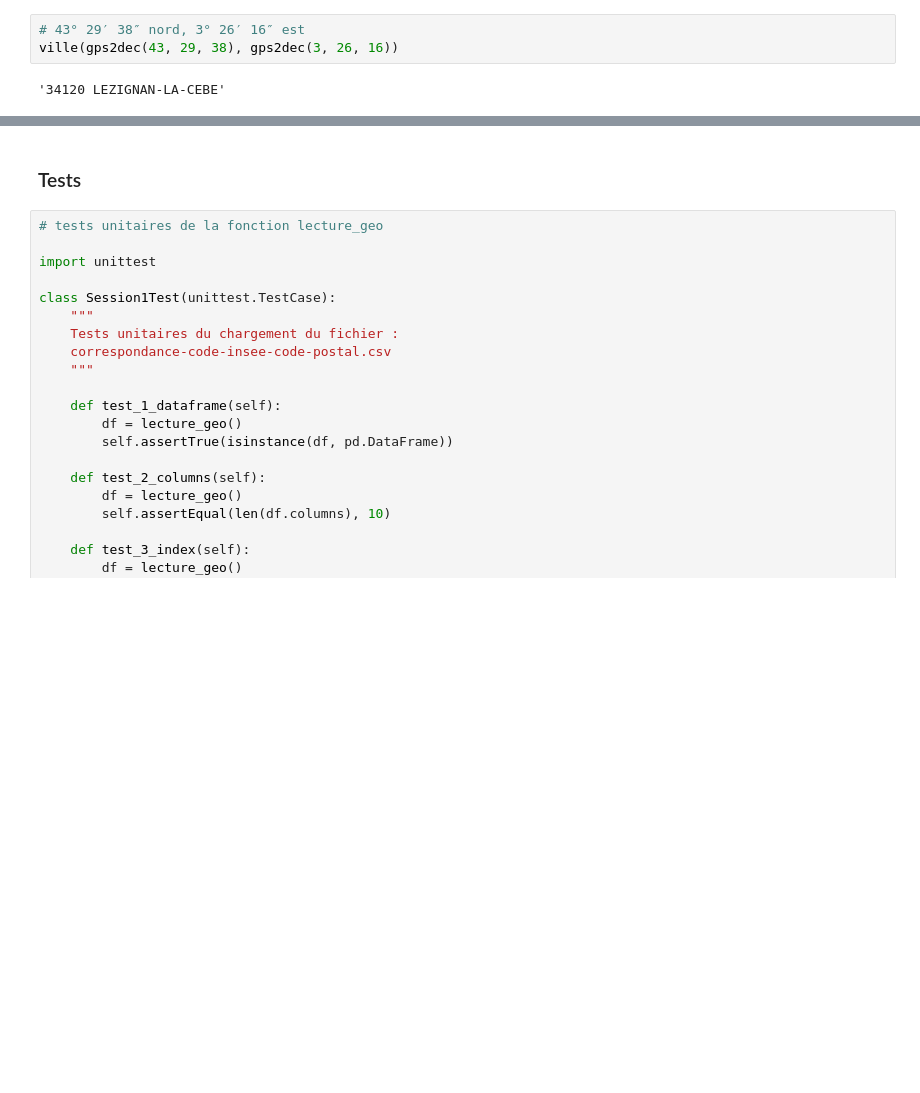
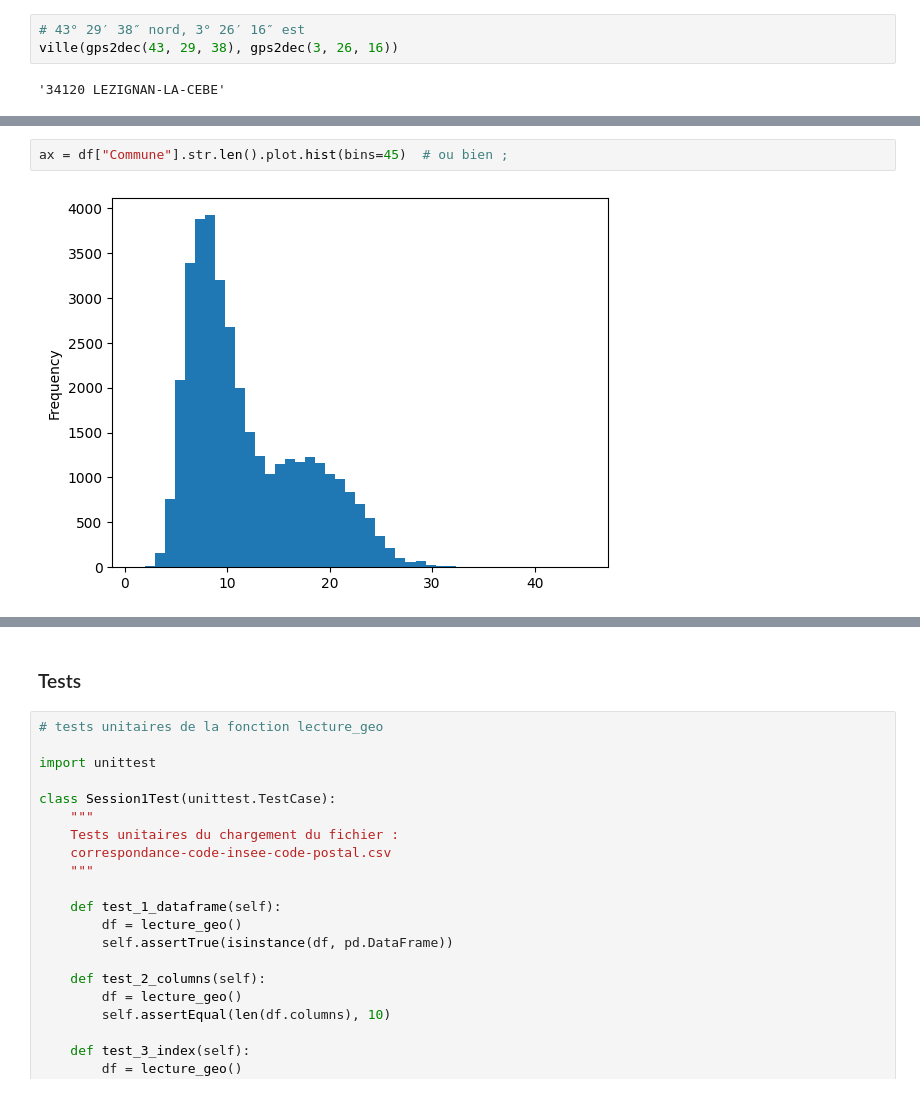
Before and after one commit to fran6w/TIDE, a Jupyter notebook: 01_TIDE_session.ipynb, the cells around one changed output, grey strips where cells are left out. Cells and saved outputs as stored; diff of their text form; blank space fills up the shorter version.

```diff
--- a/01_TIDE_session.ipynb
+++ b/01_TIDE_session.ipynb
@@ -541,0 +618,4 @@ ville(gps2dec(43, 29, 38), gps2dec(3, 26, 16))
+# %%
+ax = df["Commune"].str.len().plot.hist(bins=45)  # ou bien ;
+# %% [output]
+[figure, added]
```
Also changed, not shown: parts of 16 cells of this notebook.
